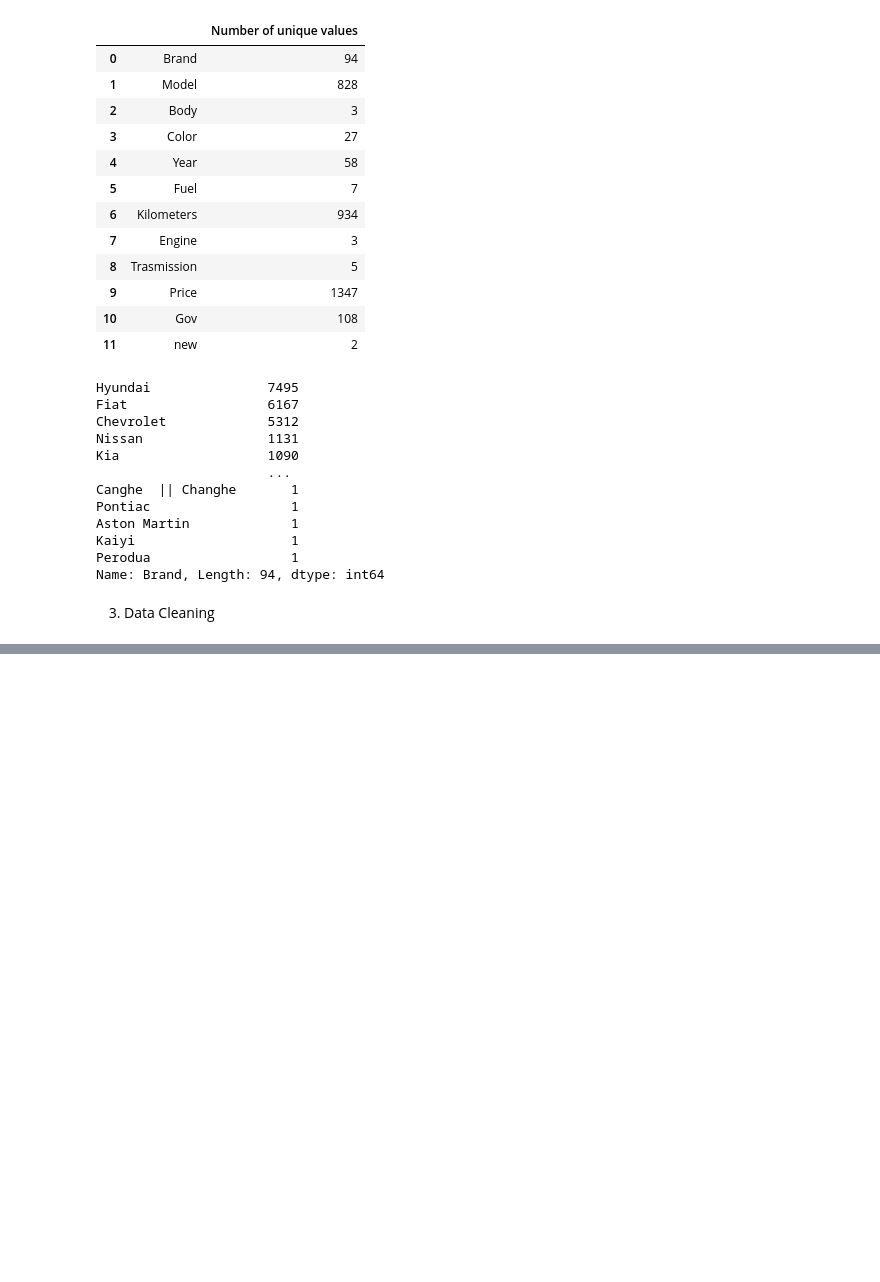
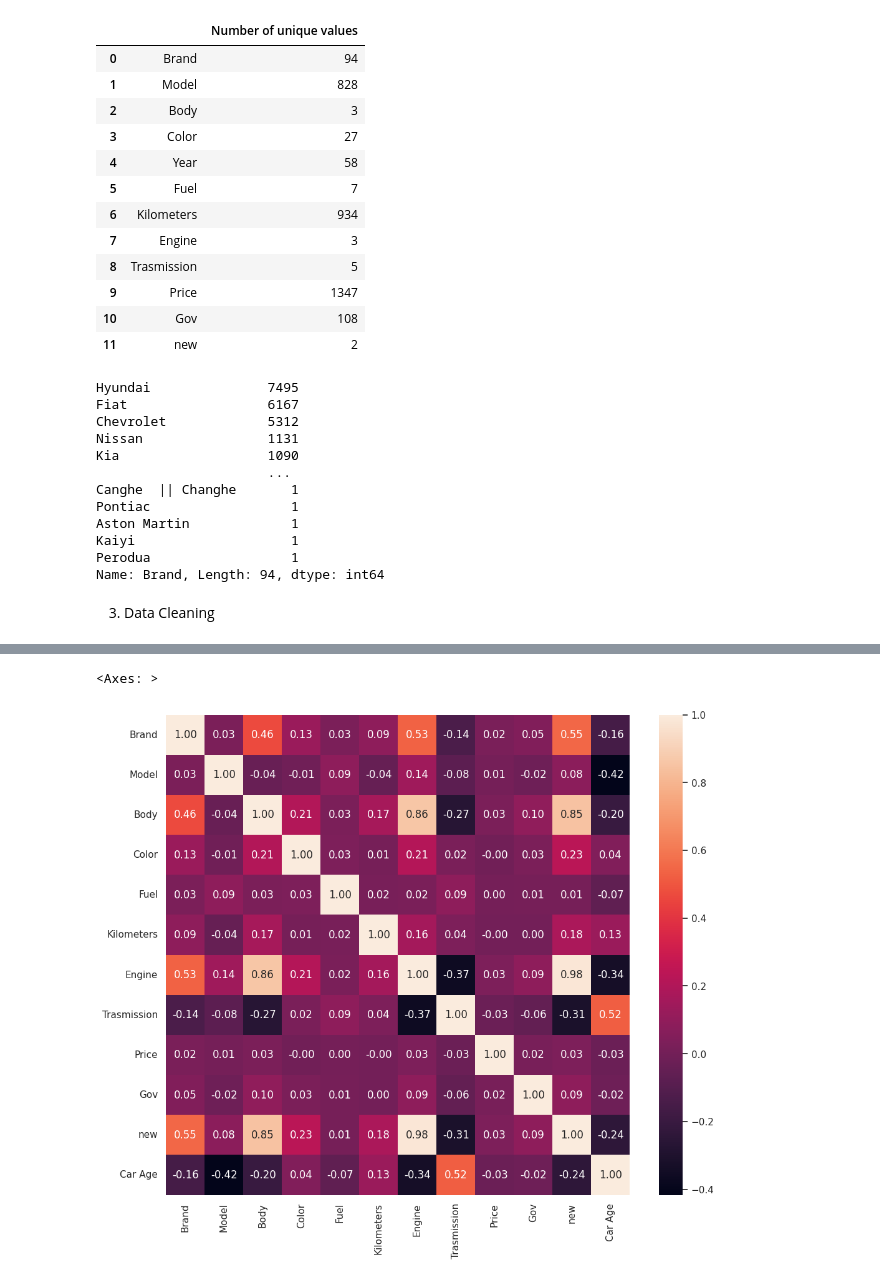
Before and after one commit to Yousif-Ahmed/Sayarty, a Jupyter notebook: Sayarty.ipynb, the cells around one changed output, grey strips where cells are left out. Cells and saved outputs as stored; diff of their text form; code cells hidden in the pictures; blank space fills up the shorter version.

Commit message:
feat : data cleaning and feature engineering and preprocessing

```diff
--- a/Sayarty.ipynb
+++ b/Sayarty.ipynb
@@ -130,0 +178,3 @@ pd.DataFrame({'': df.columns , 'Number of unique values':  df.nunique().values})
+# %%
+# Take copy from Dataset
+df_copy = df.copy()
@@ -130,0 +255,14 @@ pd.DataFrame({'': df.columns , 'Number of unique values':  df.nunique().values})
+# %%
+# format categorical features
+df_copy.Kilometers = df_copy.Kilometers.apply(km_frmt)
+df_copy.Color = df_copy.Color.apply(color_frmt)
+df_copy.Engine = df_copy.Engine.apply(engine_frmt)
+df_copy.Fuel = df_copy.Fuel.apply(fuel_frmt)
+df_copy.Brand = df_copy.Brand.apply(brand_frmt)
+df_copy.Price = df_copy.Price.apply(price_frmt)
+# %%
+# Some Features Engineerning
+df_copy["Car Age"] = 2022 - df_copy["Year"]
+df_copy = df_copy.drop(columns = ["Year"])
+df['Price'] = df_copy['Price']
+df['Price'] = df['Price'].apply(lambda e : round(e ,2))
@@ -130,0 +299,12 @@ pd.DataFrame({'': df.columns , 'Number of unique values':  df.nunique().values})
+# %%
+# Converting categorical features
+
+nums = []
+lbl= LabelEncoder()
+
+for col in df_copy.loc[ : , df_copy.dtypes == np.object].columns:
+    df_copy[col] = lbl.fit_transform(df_copy[col])
+    # To know the meaning of numbers
+    directory = {label: index for index , label  in enumerate(lbl.classes_)}
+    nums.append(directory)
+nums
@@ -130,0 +347,5 @@ pd.DataFrame({'': df.columns , 'Number of unique values':  df.nunique().values})
+# %%
+sns.heatmap(df_copy.corr(), annot=True, fmt='.2f')
+# %% [output]
+<Axes: >
+[figure, added]
```
Also changed, not shown: parts of 13 cells of this notebook.
